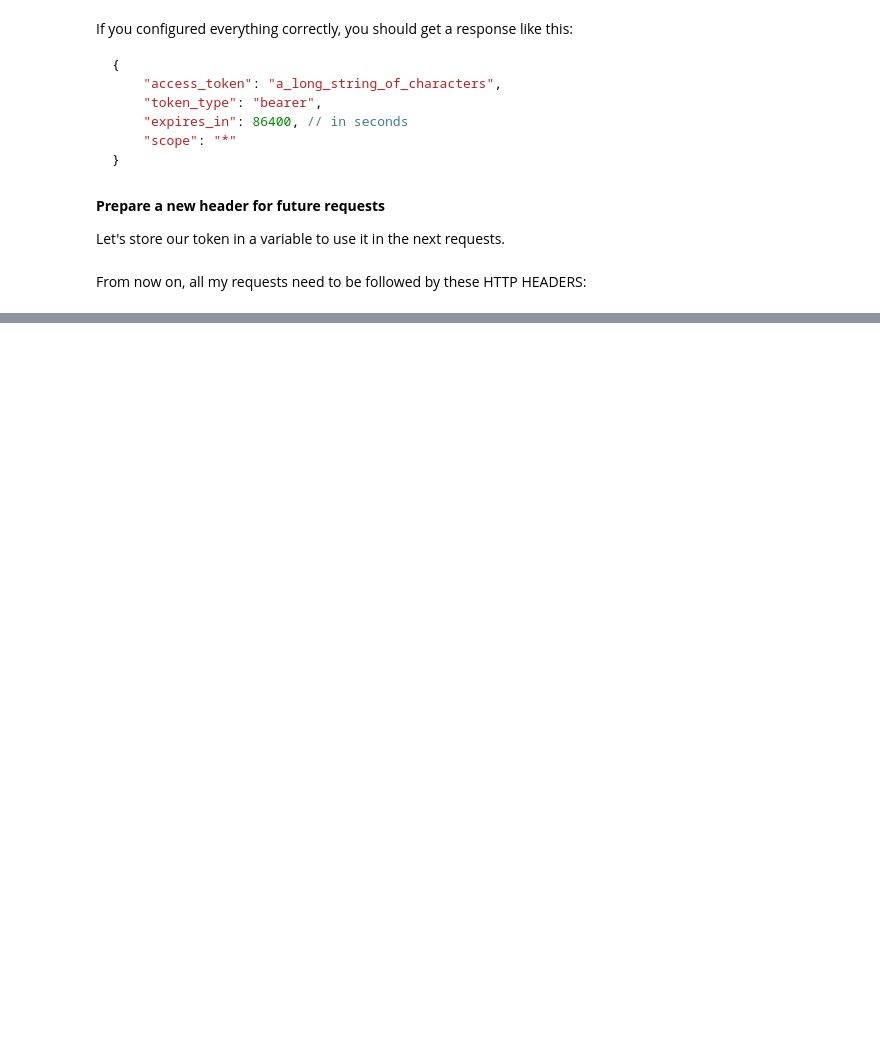
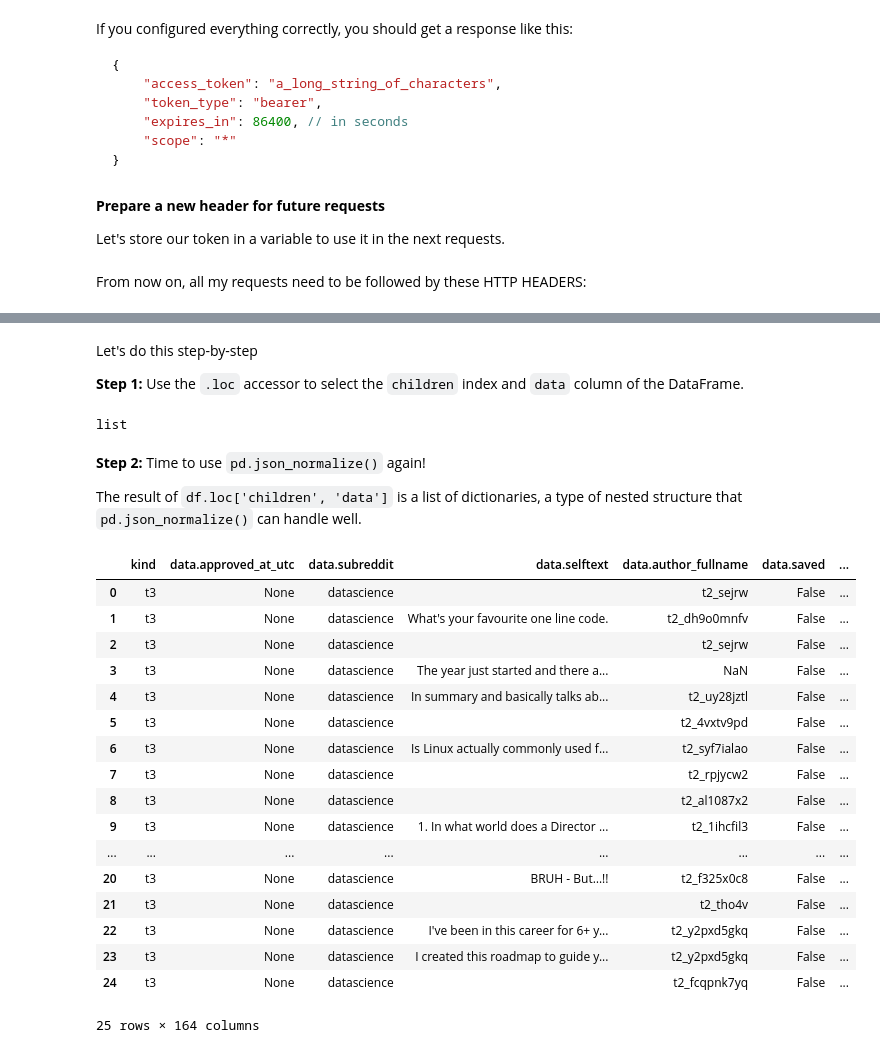
Before and after one commit to zoe-e-thomas/ds105a-2024, a Jupyter notebook: notebooks/W08-Lecture-NB01-API-with-credentials.ipynb, the cells around one changed output, grey strips where cells are left out. Drawn from its saved outputs; the diff is of its cells as text; code cells hidden in the pictures; blank space fills up the shorter version.

```diff
--- a/notebooks/W08-Lecture-NB01-API-with-credentials.ipynb
+++ b/notebooks/W08-Lecture-NB01-API-with-credentials.ipynb
@@ -246,0 +287,3 @@ headers = {"Authorization": f"bearer {my_token}", "User-Agent": f"LSE DS105A (20
+# %%
+df = pd.read_json("../data/reddit/datascience_top_year_2024_20.json")
+df
@@ -246,0 +316,36 @@ headers = {"Authorization": f"bearer {my_token}", "User-Agent": f"LSE DS105A (20
+# %% [markdown]
+Let's do this step-by-step
+
+**Step 1:** Use the `.loc` accessor to select the `children` index and `data` column of the DataFrame.
+# %%
+# This returns the pure Python list that is stored in that cell of the DataFrame
+type(df.loc['children', 'data'])
+# %% [output]
+list
+# %% [markdown]
+**Step 2:** Time to use `pd.json_normalize()` again!
+
+The result of `df.loc['children', 'data']` is a list of dictionaries, a type of nested structure that `pd.json_normalize()` can handle well.
+# %%
+# Step 2. Success!
+df = pd.json_normalize(df.loc['children', 'data'])
+df
+# %% [output]
+|  | kind | data.approved_at_utc | data.subreddit | data.selftext | data.author_fullname | data.saved | ... |
+| 0 | t3 | None | datascience |  | t2_sejrw | False | ... |
+| 1 | t3 | None | datascience | What's your favourite one line code. | t2_dh9o0mnfv | False | ... |
+| 2 | t3 | None | datascience |  | t2_sejrw | False | ... |
+| 3 | t3 | None | datascience | The year just started and there a... | NaN | False | ... |
+| 4 | t3 | None | datascience | In summary and basically talks ab... | t2_uy28jztl | False | ... |
+| 5 | t3 | None | datascience |  | t2_4vxtv9pd | False | ... |
+| 6 | t3 | None | datascience | Is Linux actually commonly used f... | t2_syf7ialao | False | ... |
+| 7 | t3 | None | datascience |  | t2_rpjycw2 | False | ... |
+| 8 | t3 | None | datascience |  | t2_al1087x2 | False | ... |
+| 9 | t3 | None | datascience | 1. In what world does a Director ... | t2_1ihcfil3 | False | ... |
+| ... | ... | ... | ... | ... | ... | ... | ... |
+| 20 | t3 | None | datascience | BRUH - But…!! | t2_f325x0c8 | False | ... |
+| 21 | t3 | None | datascience |  | t2_tho4v | False | ... |
+| 22 | t3 | None | datascience | I've been in this career for 6+ y... | t2_y2pxd5gkq | False | ... |
+| 23 | t3 | None | datascience | I created this roadmap to guide y... | t2_y2pxd5gkq | False | ... |
+| 24 | t3 | None | datascience |  | t2_fcqpnk7yq | False | ... |
+25 rows × 164 columns
```
Also changed, not shown: parts of 40 cells of this notebook, 2 other files.
